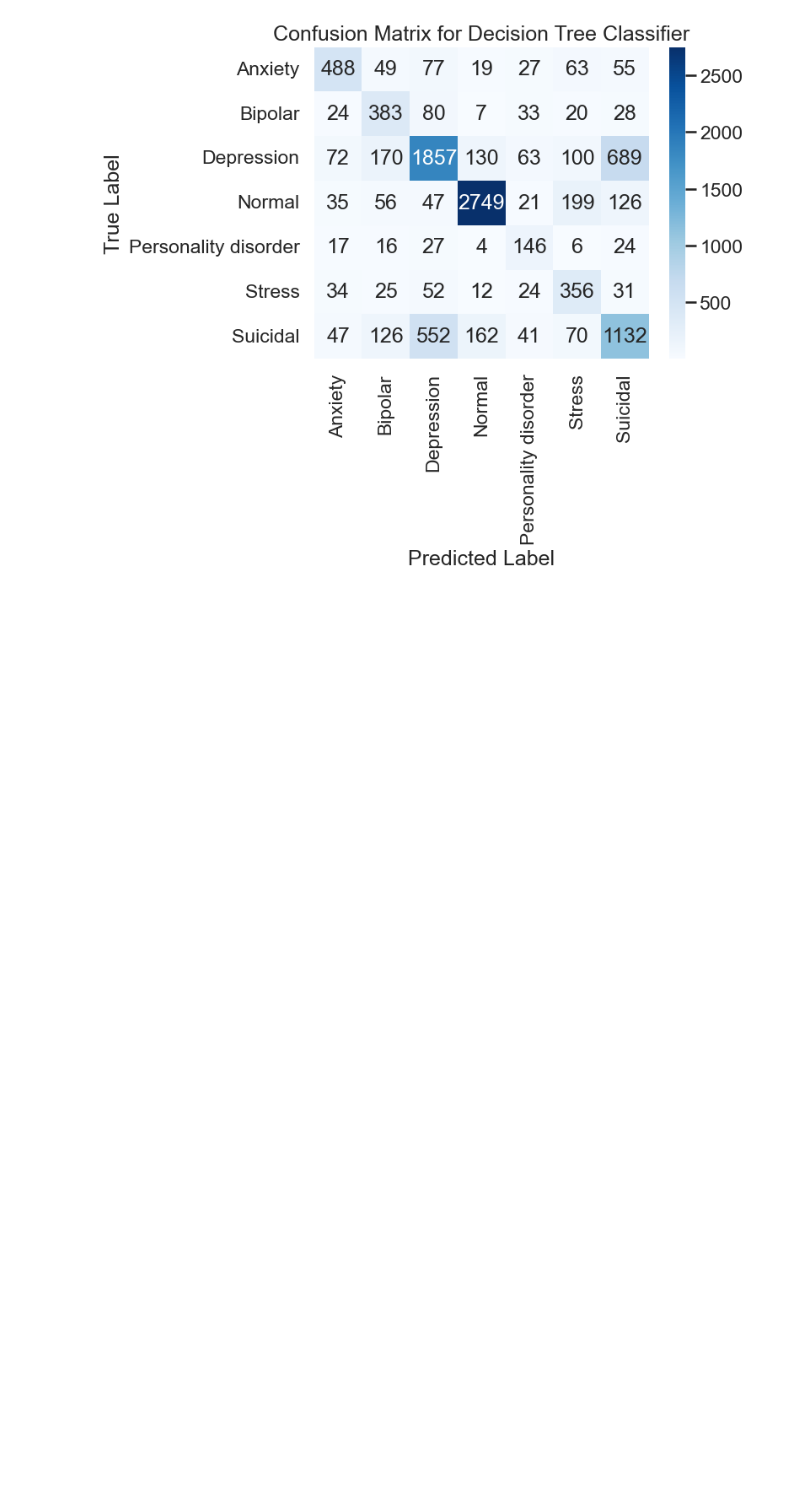
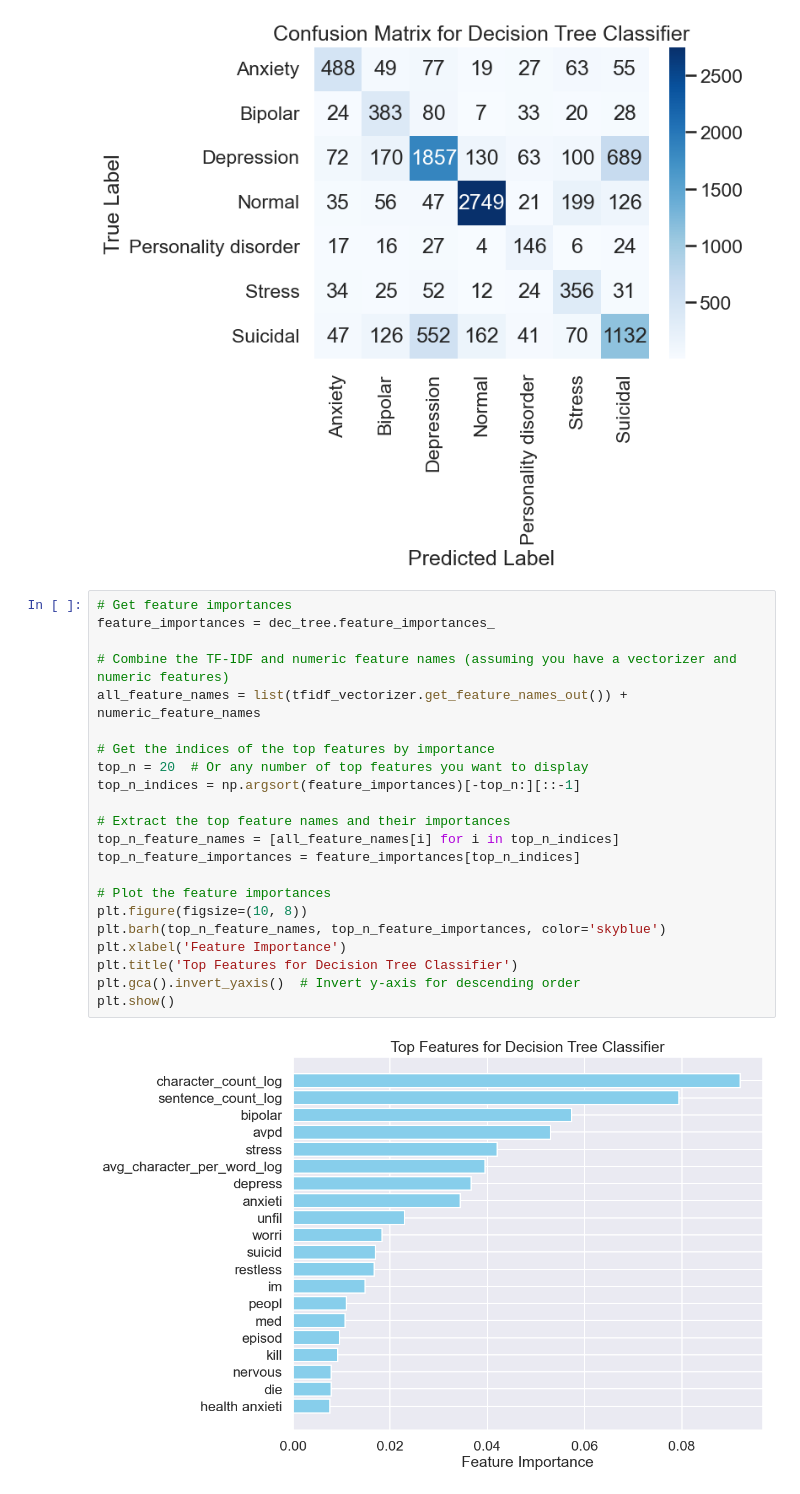
Before and after one commit to pparaju/Homeworks, a Jupyter notebook: CapstoneThree_Sentiment_analysis/notebooks/CapstoneThree_Pre-processing_Work_and_Model.ipynb, the cells around one changed output. Saved outputs shown, nothing was run; the diff lists cells and outputs as text; blank space fills up the shorter version.

```diff
--- a/CapstoneThree_Sentiment_analysis/notebooks/CapstoneThree_Pre-processing_Work_and_Model.ipynb
+++ b/CapstoneThree_Sentiment_analysis/notebooks/CapstoneThree_Pre-processing_Work_and_Model.ipynb
@@ -656,3 +783,27 @@ plt.title('Confusion Matrix for Decision Tree Classifier')
 plt.show()
 # %% [output]
 [figure]
+# %%
+# Get feature importances
+feature_importances = dec_tree.feature_importances_
+
+# Combine the TF-IDF and numeric feature names (assuming you have a vectorizer and numeric features)
+all_feature_names = list(tfidf_vectorizer.get_feature_names_out()) + numeric_feature_names
+
+# Get the indices of the top features by importance
+top_n = 20  # Or any number of top features you want to display
+top_n_indices = np.argsort(feature_importances)[-top_n:][::-1]
+
+# Extract the top feature names and their importances
+top_n_feature_names = [all_feature_names[i] for i in top_n_indices]
+top_n_feature_importances = feature_importances[top_n_indices]
+
+# Plot the feature importances
+plt.figure(figsize=(10, 8))
+plt.barh(top_n_feature_names, top_n_feature_importances, color='skyblue')
+plt.xlabel('Feature Importance')
+plt.title('Top Features for Decision Tree Classifier')
+plt.gca().invert_yaxis()  # Invert y-axis for descending order
+plt.show()
+# %% [output]
+[figure, added]
```
Also changed, not shown: parts of 7 cells of this notebook, 2 other files.
